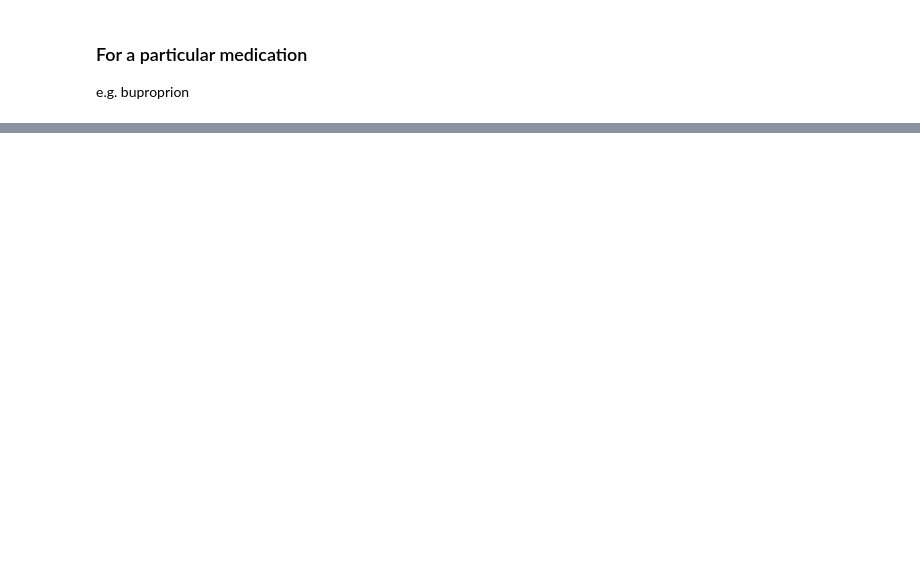
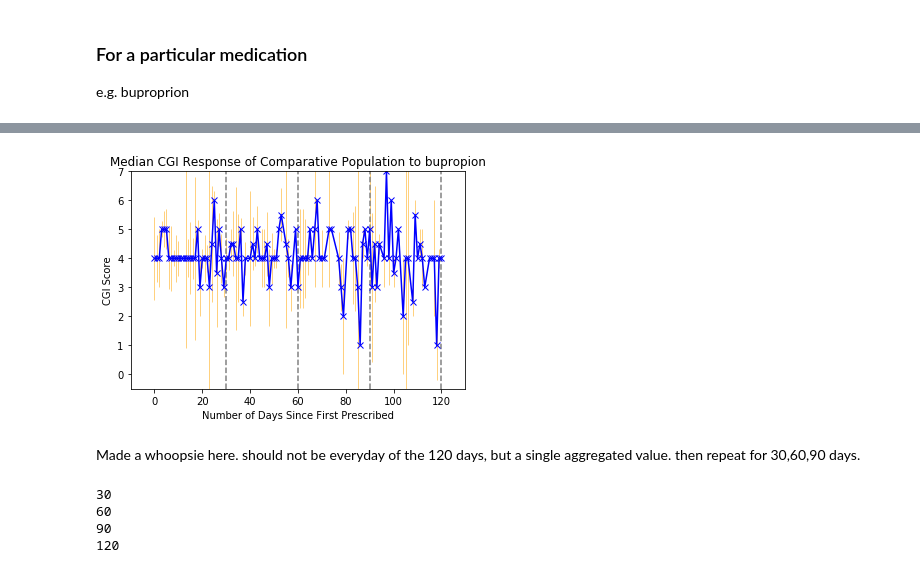
Before and after one commit to geraldinepyh/VDL, a Jupyter notebook: src/MDD_Querying_Temp.ipynb, the cells around one changed output, grey strips where cells are left out. Drawn from its saved outputs; the diff is of its cells as text; code cells hidden in the pictures; blank space fills up the shorter version.

Commit message:
added more plots and trying ipython widgets now

```diff
--- a/src/MDD_Querying_Temp.ipynb
+++ b/src/MDD_Querying_Temp.ipynb
@@ -338,3 +290,12 @@ pop_mdd
 # %% [markdown]
 ### For a particular medication
 e.g. buproprion
+# %%
+timeperiod = 120 # days
+med_of_interest='bupropion'
+
+meds_within_time = pop_mdd.groupby(['PatientID','Medication']).filter(lambda x:x['Days'].max() - x['Days'].min()<=timeperiod)
+
+# pop_grouped = pop_mdd.groupby(['PatientID','Medication'])
+# pop_scaledDays = pop_grouped.Days.apply(lambda x:x-x.min()).filter(lambda x:x['Days'].max() - x['Days'].min()<=timeperiod)
+# pop_scaledDays
@@ -340,0 +323,4 @@ e.g. buproprion
+# %%
+meds_within_time['Days_x'] = meds_within_time.groupby(['PatientID','Medication']).Days.apply(lambda x:x-x.min())
+meds_within_time = meds_within_time.groupby(['PatientID','Medication']).filter(lambda x:x['Days_x'].max() - x['Days_x'].min()<=timeperiod)
+meds_within_time
@@ -340,0 +351,3 @@ e.g. buproprion
+# %%
+med_cgi = meds_within_time[meds_within_time.Medication ==med_of_interest].groupby('Days_x').agg({'CGI-S':['median','var']})
+med_cgi
@@ -340,0 +375,35 @@ e.g. buproprion
+# %%
+plt.errorbar(med_cgi[('CGI-S','median')].index,
+             med_cgi[('CGI-S','median')].values,
+             yerr = med_cgi[('CGI-S','var')],
+             color = 'blue',
+             marker = 'x',
+             ecolor = 'orange', elinewidth=0.5)
+
+for period in np.arange(30, 121, 30): plt.axvline(x=period,linestyle='--',c='grey')
+plt.axis([-10, 130, -0.5,7])
+
+plt.title(f'Median CGI Response of Comparative Population to {med_of_interest}')
+plt.xlabel('Number of Days Since First Prescribed')
+plt.ylabel('CGI Score')
+plt.savefig('../data/intermediate/historic_median_cgi.png', bbox_inches='tight')
+plt.show()
+# %% [output]
+[figure, added]
+# %% [markdown]
+Made a whoopsie here. should not be everyday of the 120 days, but a single aggregated value. then repeat for 30,60,90 days.
+# %%
+median_vals = []
+rng = np.arange(30, 121, 30)
+for period in rng:
+    print(period)
+    cgis_inperiod = meds_within_time[(meds_within_time.Medication ==med_of_interest) &(meds_within_time.Days_x<period)]['CGI-S']
+    results = [cgis_inperiod.mean(), cgis_inperiod.median(), cgis_inperiod.std()]
+    median_vals.append(results)
+
+median_df = pd.DataFrame(median_vals, columns=['Mean','Median','Std'])
+# %% [output]
+30
+60
+90
+120
```
Also changed, not shown: parts of 19 cells of this notebook.
